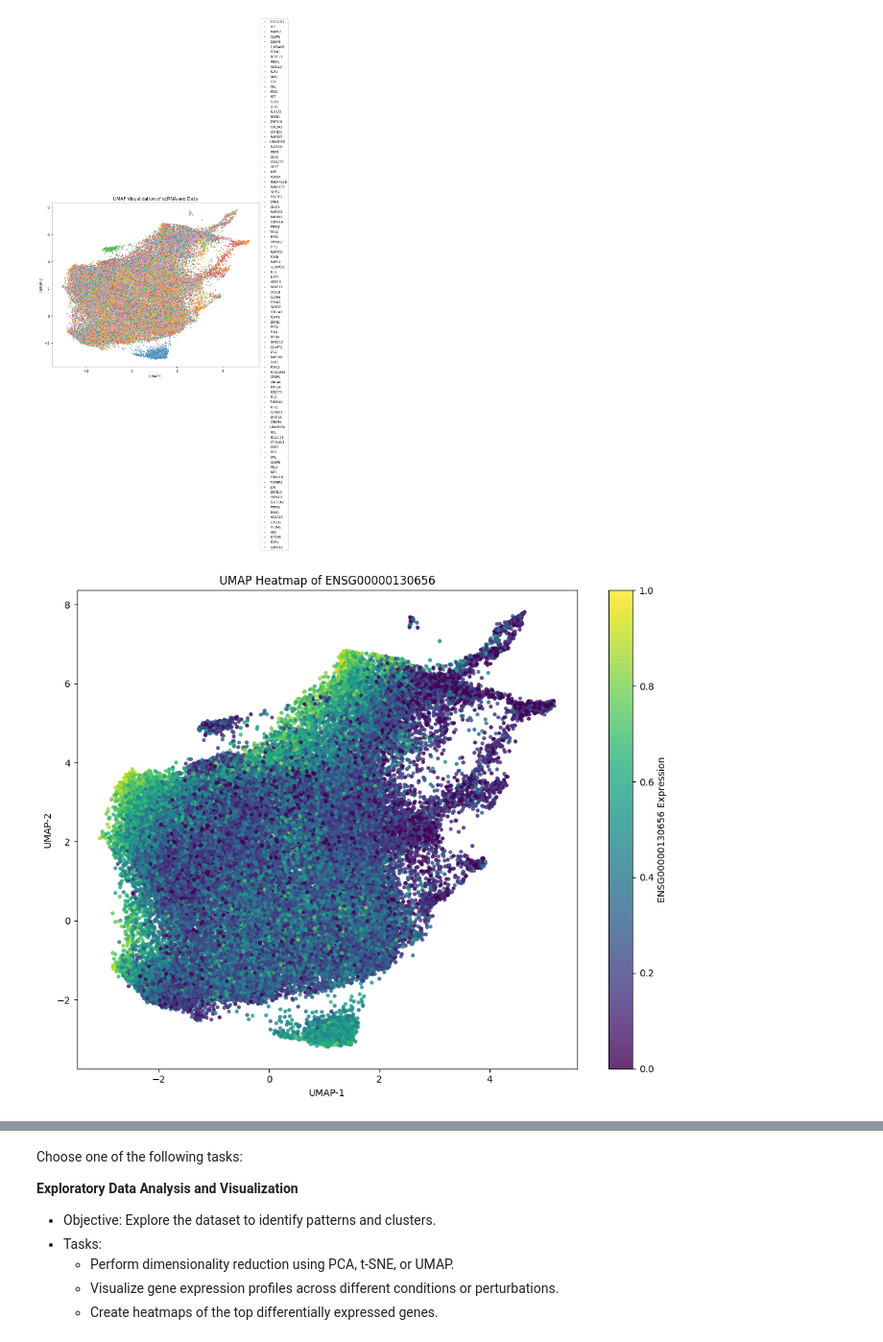
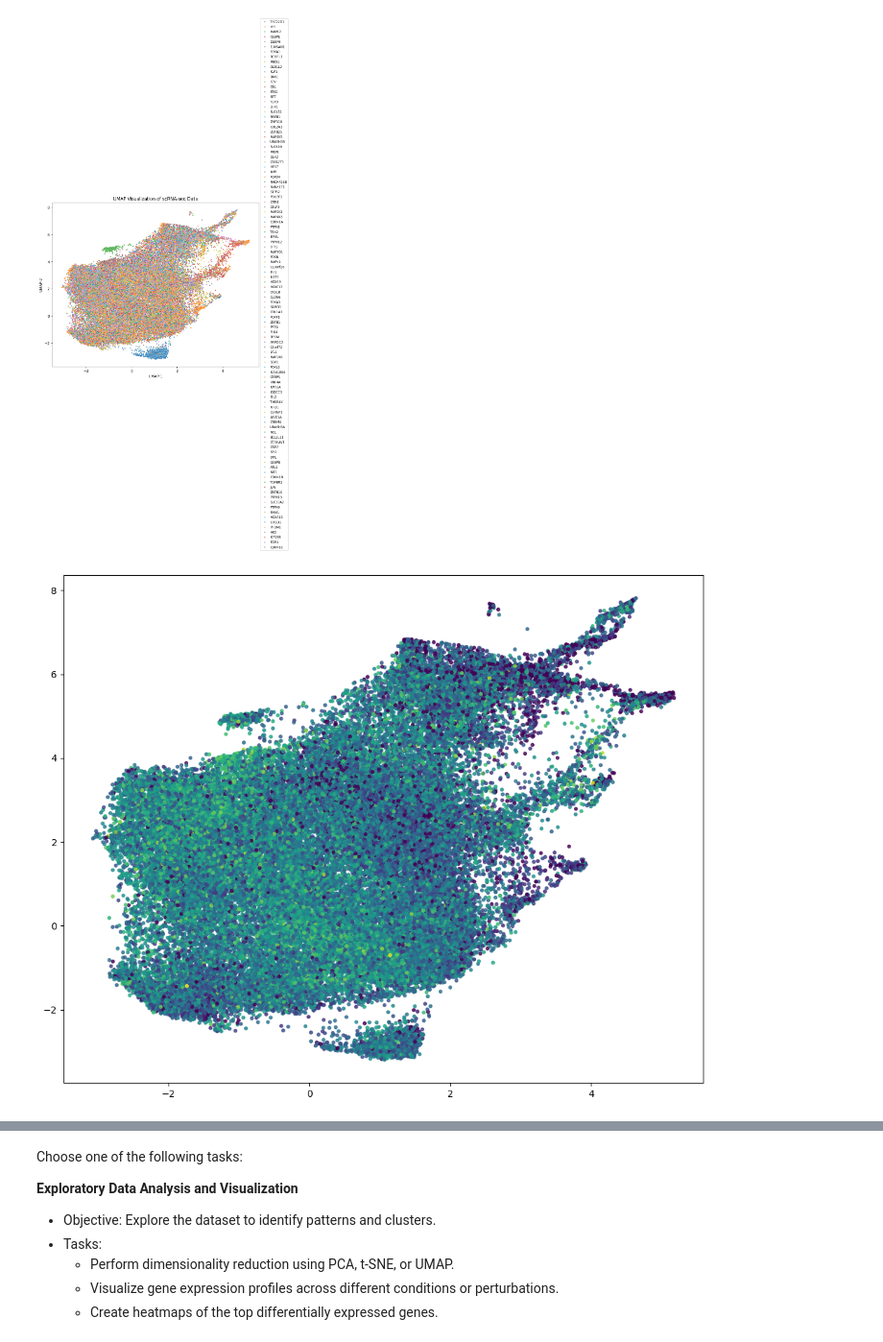
Before and after one commit to YucelClk/AMLG-Course-Project, a Jupyter notebook: src/projects/scrnaseq_project/scrnaseq_project.ipynb, the cells around one changed output, grey strips where cells are left out. Shown at 96% size. Drawn from its saved outputs; the diff is of its cells as text; code cells hidden in the pictures.

```diff
--- a/src/projects/scrnaseq_project/scrnaseq_project.ipynb
+++ b/src/projects/scrnaseq_project/scrnaseq_project.ipynb
@@ -358,30 +358,30 @@ plt.show()
 [figure]
 # %%
 # choose gene name then get the dataset name of the gene
-gene_name = "HBZ"
+gene_name = "HIST1H1C"
 feature_name = adata_single.var[adata_single.var['gene_name'] == gene_name].index[0]
 feature_values = adata_single[:, feature_name].X.toarray().flatten()
 
 # normalize feature values for better visualization
 normalized_feature_values = (feature_values - feature_values.min()) / (feature_values.max() - feature_values.min())
 
 # heatmap plot of UMAP
 plt.figure(figsize=(10, 8))
 sc = plt.scatter(
     x=adata_single.obs['umap-1'],
     y=adata_single.obs['umap-2'],
     c=normalized_feature_values,  # color intensity
     cmap='viridis',               # colormaps: viridis, plasma, coolwarm
     s=10,                         # marker size
     alpha=0.8                     # transparency
 )
-plt.colorbar(sc, label=f"{feature_name} Expression")  # add colorbar
-plt.title(f"UMAP Heatmap of {feature_name}")
-plt.xlabel("UMAP-1")
-plt.ylabel("UMAP-2")
+# plt.colorbar(sc, label=f"{gene_name} Expression")  # add colorbar
+# plt.title(f"UMAP Heatmap of gene {gene_name}")
+# plt.xlabel("UMAP-1")
+# plt.ylabel("UMAP-2")
 plt.tight_layout()
 plt.show()
 # %% [output]
-[figure, old version]
+[figure, new version]
 # %%
 plt.hist(feature_values, bins=50, color='blue', alpha=0.7)
```
Also changed, not shown: parts of 1 cell of this notebook, 23 other files.
